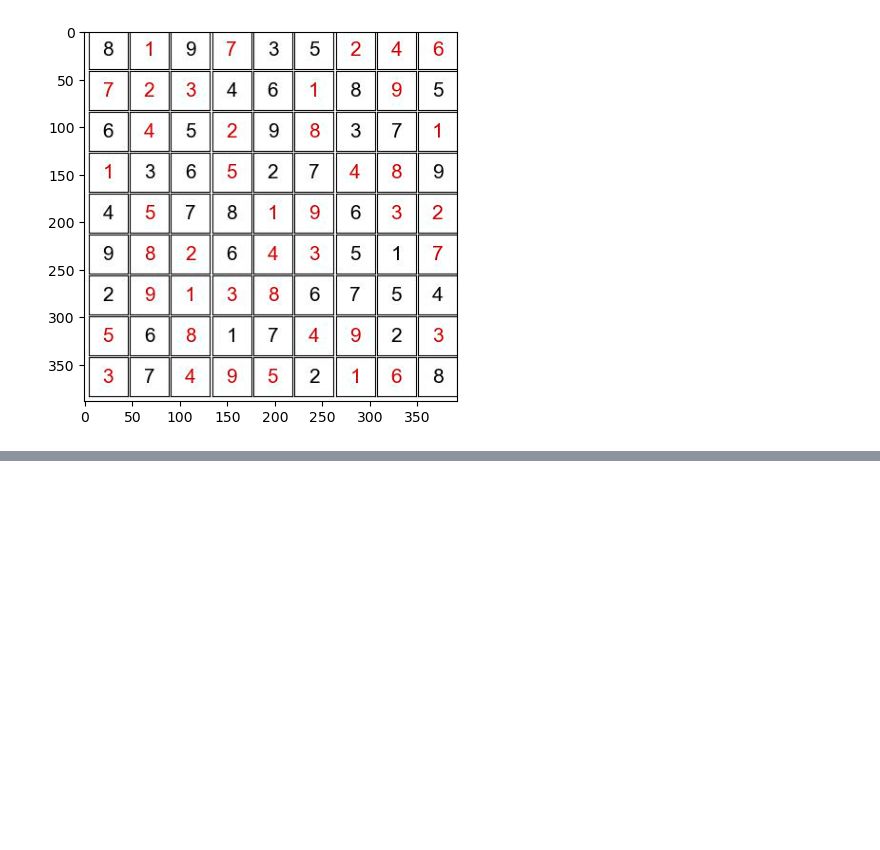
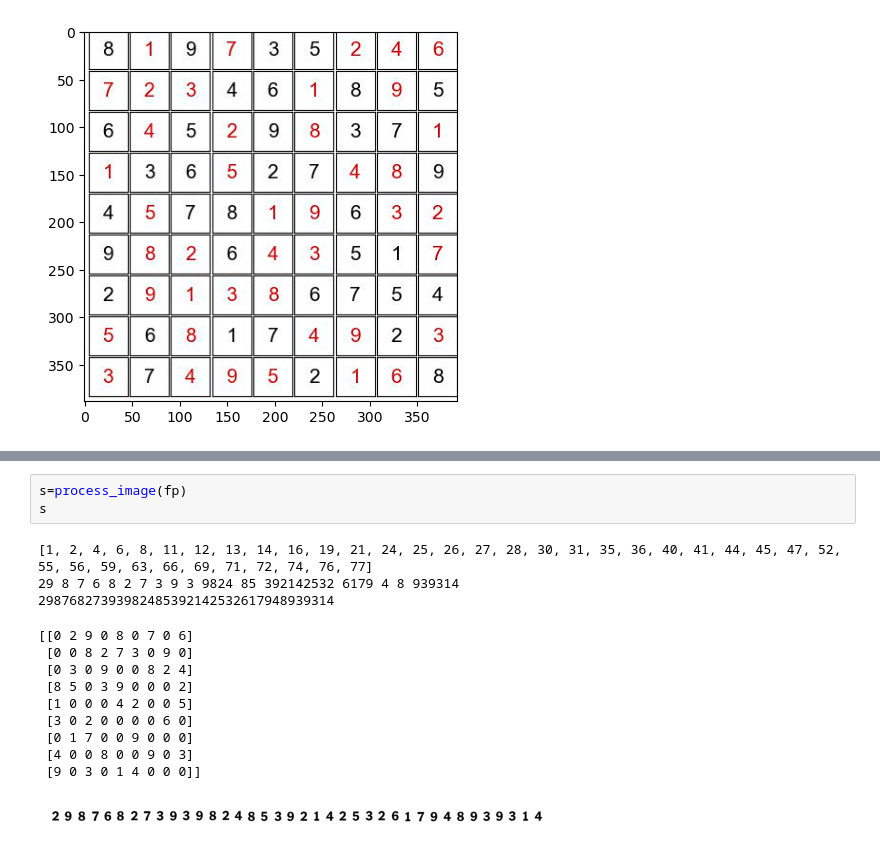
Before and after one commit to NikhilTilak/sudoku-solver, a Jupyter notebook: notebooks/example.ipynb, the cells around one changed output, grey strips where cells are left out. Cells and saved outputs as stored; diff of their text form; blank space fills up the shorter version.

```diff
--- a/notebooks/example.ipynb
+++ b/notebooks/example.ipynb
@@ -214,0 +230,17 @@ plt.imshow(solve_sudoku(s))
+# %%
+s=process_image(fp)
+s
+# %% [output]
+[1, 2, 4, 6, 8, 11, 12, 13, 14, 16, 19, 21, 24, 25, 26, 27, 28, 30, 31, 35, 36, 40, 41, 44, 45, 47, 52, 55, 56, 59, 63, 66, 69, 71, 72, 74, 76, 77]
+29 8 7 6 8 2 7 3 9 3 9824 85 392142532 6179 4 8 939314
+29876827393982485392142532617948939314
+[[0 2 9 0 8 0 7 0 6]
+ [0 0 8 2 7 3 0 9 0]
+ [0 3 0 9 0 0 8 2 4]
+ [8 5 0 3 9 0 0 0 2]
+ [1 0 0 0 4 2 0 0 5]
+ [3 0 2 0 0 0 0 6 0]
+ [0 1 7 0 0 9 0 0 0]
+ [4 0 0 8 0 0 9 0 3]
+ [9 0 3 0 1 4 0 0 0]]
+[figure, added]
```
Also changed, not shown: parts of 3 cells of this notebook, 3 other files.
